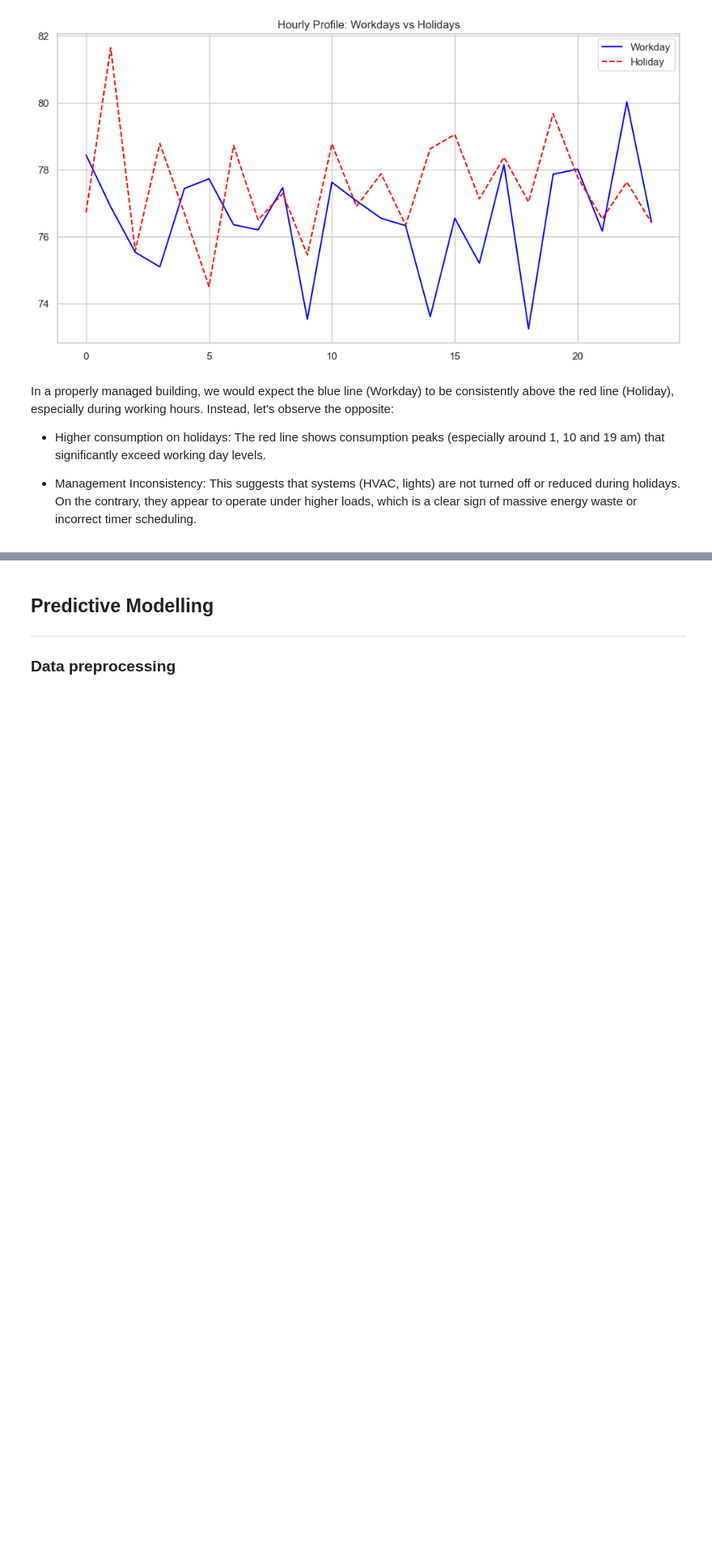
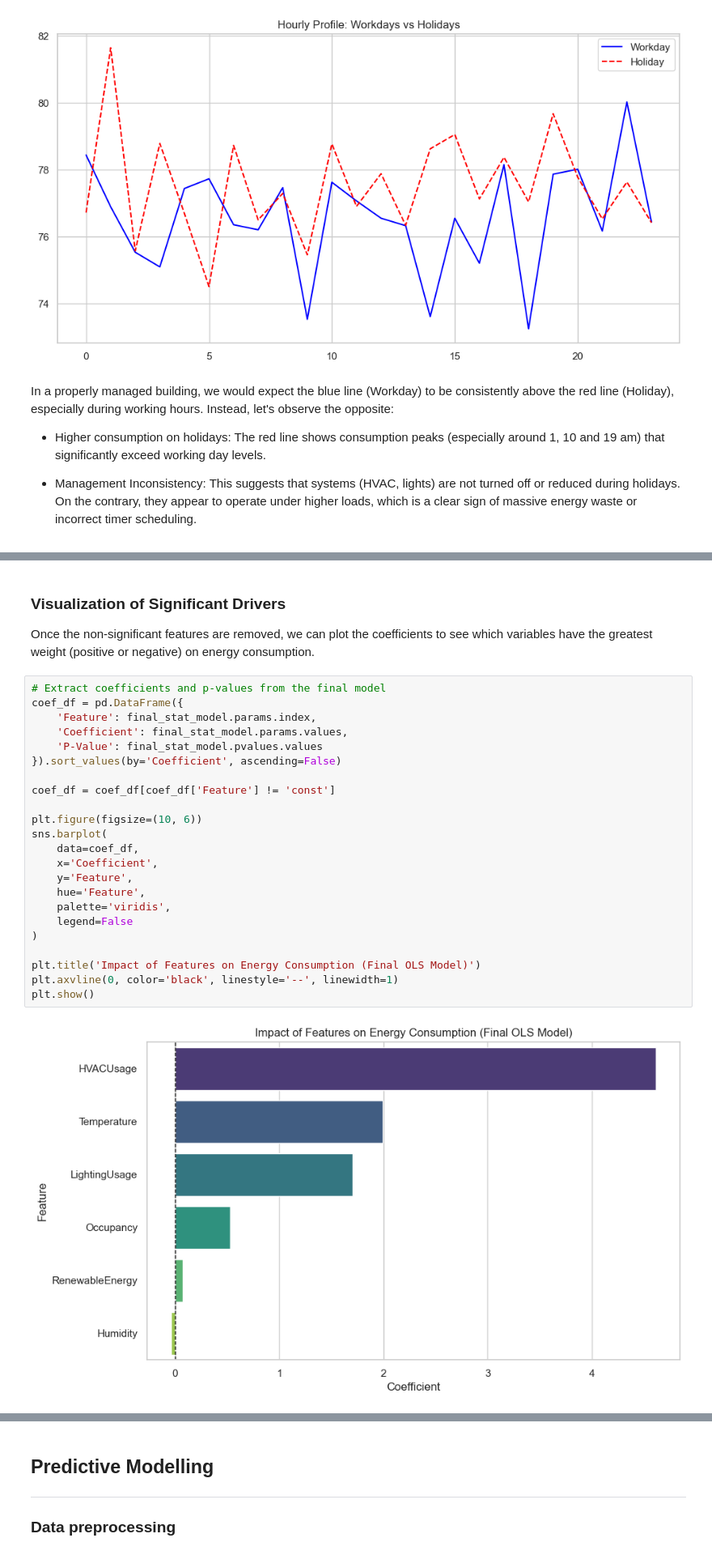
Before and after one commit to nameisalfio/nexus-energy-ds, a Jupyter notebook: energy-server/dataset/python_viz/analysis.ipynb, the cells around one changed output, grey strips where cells are left out. Shown at 81% size. Drawn from its saved outputs; the diff is of its cells as text; blank space fills up the shorter version.

```diff
--- a/energy-server/dataset/python_viz/analysis.ipynb
+++ b/energy-server/dataset/python_viz/analysis.ipynb
@@ -343,0 +411,29 @@ In a properly managed building, we would expect the blue line (Workday) to be co
+# %% [markdown]
+### Visualization of Significant Drivers
+
+Once the non-significant features are removed, we can plot the coefficients to see which variables have the greatest weight (positive or negative) on energy consumption.
+# %%
+# Extract coefficients and p-values from the final model
+coef_df = pd.DataFrame({
+    'Feature': final_stat_model.params.index,
+    'Coefficient': final_stat_model.params.values,
+    'P-Value': final_stat_model.pvalues.values
+}).sort_values(by='Coefficient', ascending=False)
+
+coef_df = coef_df[coef_df['Feature'] != 'const']
+
+plt.figure(figsize=(10, 6))
+sns.barplot(
+    data=coef_df,
+    x='Coefficient',
+    y='Feature',
+    hue='Feature',
+    palette='viridis',
+    legend=False
+)
+
+plt.title('Impact of Features on Energy Consumption (Final OLS Model)')
+plt.axvline(0, color='black', linestyle='--', linewidth=1)
+plt.show()
+# %% [output]
+[figure, added]
```
Also changed, not shown: parts of 25 cells of this notebook, 13 other files.
